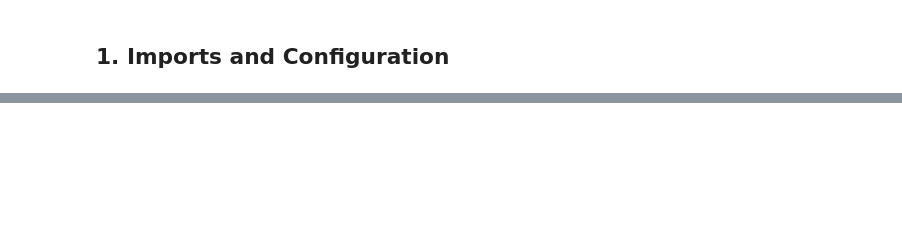
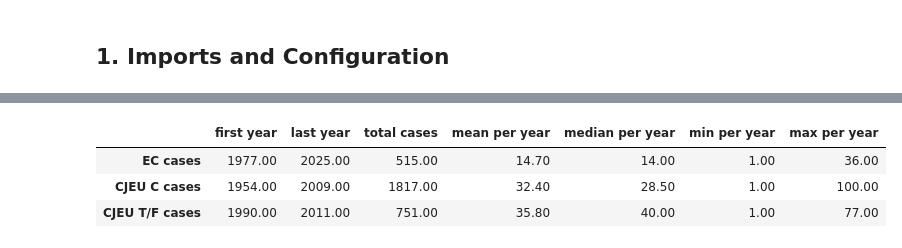
Before and after one commit to floheusser/data_analysis_master, a Jupyter notebook: 08_summary_statistics.ipynb, the cells around one changed output, grey strips where cells are left out. Cells and saved outputs as stored; diff of their text form; code cells hidden in the pictures; blank space fills up the shorter version.

```diff
--- a/08_summary_statistics.ipynb
+++ b/08_summary_statistics.ipynb
@@ -644,0 +145,41 @@ Done.
+# %%
+def yearly_stats(year_series, label):
+    yr = year_series.dropna().astype(int)
+    if yr.empty:
+        return None
+    counts = yr.value_counts().sort_index()
+    return pd.Series({
+        "first year":      int(yr.min()),
+        "last year":       int(yr.max()),
+        "total cases":     int(yr.count()),
+        "mean per year":   round(counts.mean(), 1),
+        "median per year": round(counts.median(), 1),
+        "min per year":    int(counts.min()),
+        "max per year":    int(counts.max()),
+    }, name=label)
+
+rows = []
+
+if not ec_master.empty and "date" in ec_master.columns:
+    ec_master["year"] = pd.to_datetime(ec_master["date"], errors="coerce").dt.year
+    s = yearly_stats(ec_master["year"], "EC cases")
+    if s is not None:
+        rows.append(s)
+
+if not cjeu_cases.empty and "document_date" in cjeu_cases.columns:
+    cjeu_cases["year"] = pd.to_datetime(cjeu_cases["document_date"], errors="coerce").dt.year
+    for grp, lbl in [("c_case", "CJEU C cases"), ("t_case", "CJEU T/F cases")]:
+        sub = cjeu_cases.loc[cjeu_cases["group"] == grp, "year"]
+        s = yearly_stats(sub, lbl)
+        if s is not None:
+            rows.append(s)
+
+if rows:
+    display(pd.DataFrame(rows))
+else:
+    print("No date data available.")
+# %% [output]
+|  | first year | last year | total cases | mean per year | median per year | min per year | max per year |
+| EC cases | 1977.00 | 2025.00 | 515.00 | 14.70 | 14.00 | 1.00 | 36.00 |
+| CJEU C cases | 1954.00 | 2009.00 | 1817.00 | 32.40 | 28.50 | 1.00 | 100.00 |
+| CJEU T/F cases | 1990.00 | 2011.00 | 751.00 | 35.80 | 40.00 | 1.00 | 77.00 |
```
Also changed, not shown: parts of 51 cells of this notebook.
